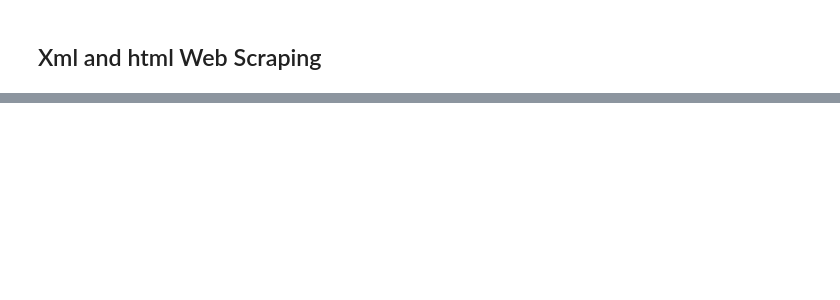
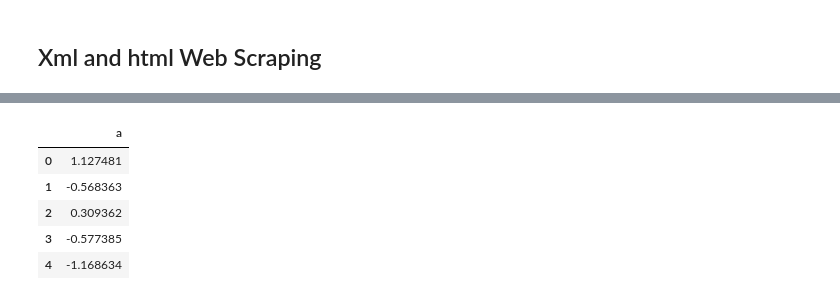
Before and after one commit to emuro/books, a Jupyter notebook: python/pydata-book/ch06_EM.ipynb, the cells around one changed output, grey strips where cells are left out. Saved outputs shown, nothing was run; the diff lists cells and outputs as text; code cells hidden in the pictures; blank space fills up the shorter version.

```diff
--- a/python/pydata-book/ch06_EM.ipynb
+++ b/python/pydata-book/ch06_EM.ipynb
@@ -393,0 +519,10 @@ data.to_json(sys.stdout)
+# %%
+frame.to_hdf(h5_f, "obj3" , format="table")
+pd.read_hdf(h5_f, "obj3", where=["index<5"])
+# %% [output]
+|  | a |
+| 0 | 1.127481 |
+| 1 | -0.568363 |
+| 2 | 0.309362 |
+| 3 | -0.577385 |
+| 4 | -1.168634 |
```
Also changed, not shown: parts of 43 cells of this notebook, 1 other file.
